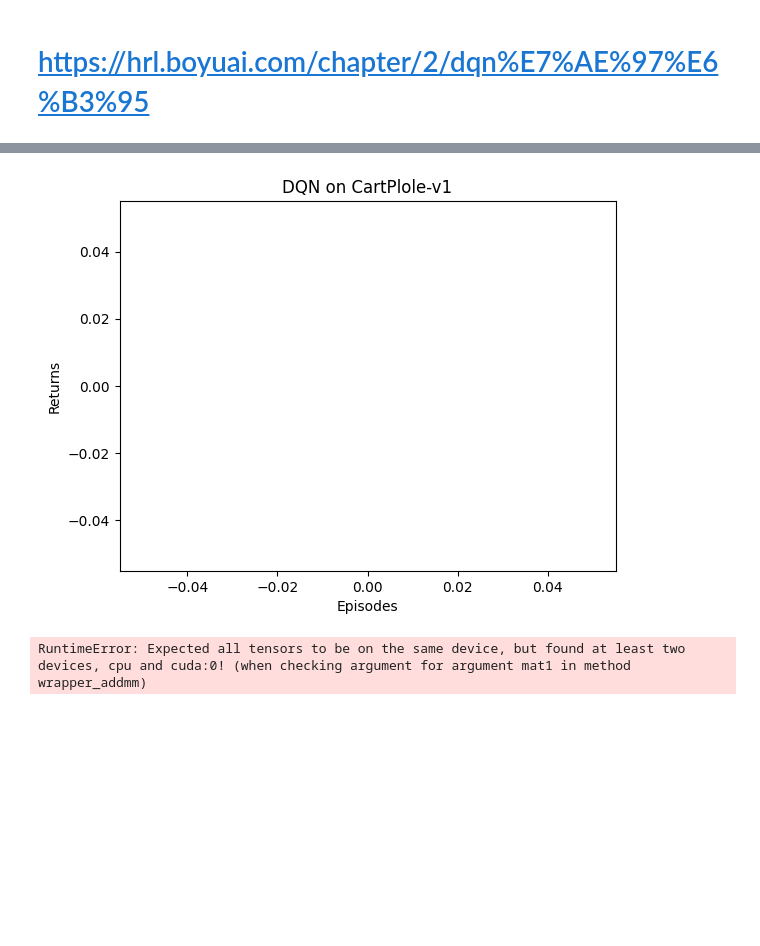
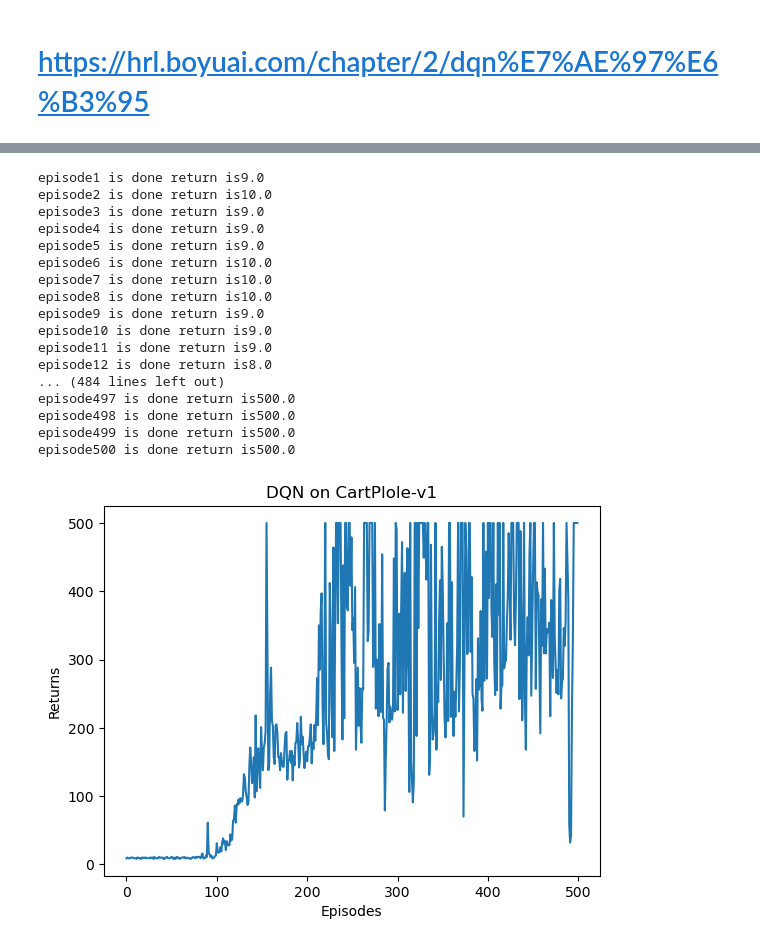
Before and after one commit to such-xl/LearningMakesMeHappy, a Jupyter notebook: RL/05_DQN.ipynb, the cells around one changed output, grey strips where cells are left out. Cells and saved outputs as stored; diff of their text form; code cells hidden in the pictures; blank space fills up the shorter version.

```diff
--- a/RL/05_DQN.ipynb
+++ b/RL/05_DQN.ipynb
@@ -69,7 +67,7 @@ class DQN:
             self.target_q_net.load_state_dict(self.q_net.state_dict())
         self.count += 1
 # %%
-lr,num_eposodes,hidden_dim,gamma,epsilon,target_update,buffer_size,minimal_size,batch_size = 2e-3,500,128,0.98,0.01,10,10000,500,256
+lr,num_eposodes,hidden_dim,gamma,epsilon,target_update,buffer_size,minimal_size,batch_size = 2e-3,500,128,0.98,0.01,10,10000,500,128
 device  = torch.device("cuda") if torch.cuda.is_available() else torch.device("cpu")
 env = gym.make("CartPole-v1")
 np.random.seed(0)
@@ -79,52 +77,54 @@ state_dim = env.observation_space.shape[0]
 action_dim = env.action_space.n
 agent = DQN(state_dim, hidden_dim, action_dim, lr, gamma, epsilon,target_update, device)
 return_list = []
-for i_episode in range(200):
+for i_episode in range(500):
     episode_return = 0
     state = env.reset()[0]
     done = False
     while not done:
         action = agent.take_action(state)
         next_state,reward,done,t,info = env.step(action)
+        if t:
+            done = True
         replay_buffer.add(state,action,reward,next_state,done)
         state = next_state
         episode_return += reward
 
         # 当buffer数据的数量超过一定值后，才进行q网络的训练
         if replay_buffer.size() > minimal_size:
             b_s,b_a,b_r,b_ns,b_d = replay_buffer.sample(batch_size)
             transition_dict = {
                 'states':b_s,
                 'actions':b_a,
                 'next_states':b_ns,
                 'rewards' : b_r,
                 'dones':b_d
             }
             agent.update(transition_dict)
     return_list.append(episode_return)
-    print(f'episode{i_episode+1} is done')
-episodes_list = list(range(len(return_list)))
-plt.plot(episodes_list, return_list)
+    print(f'episode{i_episode+1} is done return is{episode_return}')
+plt.plot(range(len(return_list)), return_list)
 plt.xlabel('Episodes')
 plt.ylabel('Returns')
 plt.title('DQN on CartPlole-v1')
 plt.show()
 torch.save({'model':agent.q_net.state_dict()},'CartPlole.pth')
 # %% [output]
+episode1 is done return is9.0
+episode2 is done return is10.0
+episode3 is done return is9.0
+episode4 is done return is9.0
+episode5 is done return is9.0
+episode6 is done return is10.0
+episode7 is done return is10.0
+episode8 is done return is10.0
+episode9 is done return is9.0
+episode10 is done return is9.0
+episode11 is done return is9.0
+episode12 is done return is8.0
+... (484 lines left out)
+episode497 is done return is500.0
+episode498 is done return is500.0
+episode499 is done return is500.0
+episode500 is done return is500.0
-[figure, old version]
+[figure, new version]
-# %%
-q_net = Qnet(state_dim=state_dim,hidden_dim=hidden_dim,action_dim=action_dim)
-q_net.load_state_dict(torch.load('CartPlole.pth')['model'])
-q_net.to(device)
-done = False
-return_value = 0
-env = gym.make('CartPole-v1',render_mode='human')
-s  = env.reset()[0]
-while not done:
-    a = q_net(torch.tensor([s],dtype=torch.float).to(device)).argmax().item()
-    n_s,r,done,t,info = env.step(a)
-    s = n_s
-    return_value += r
-print(return_value)
-# %% [output]
-RuntimeError: Expected all tensors to be on the same device, but found at least two devices, cpu and cuda:0! (when checking argument for argument mat1 in method wrapper_addmm)
```
Also changed, not shown: parts of 1 cell of this notebook, 2 other files.
